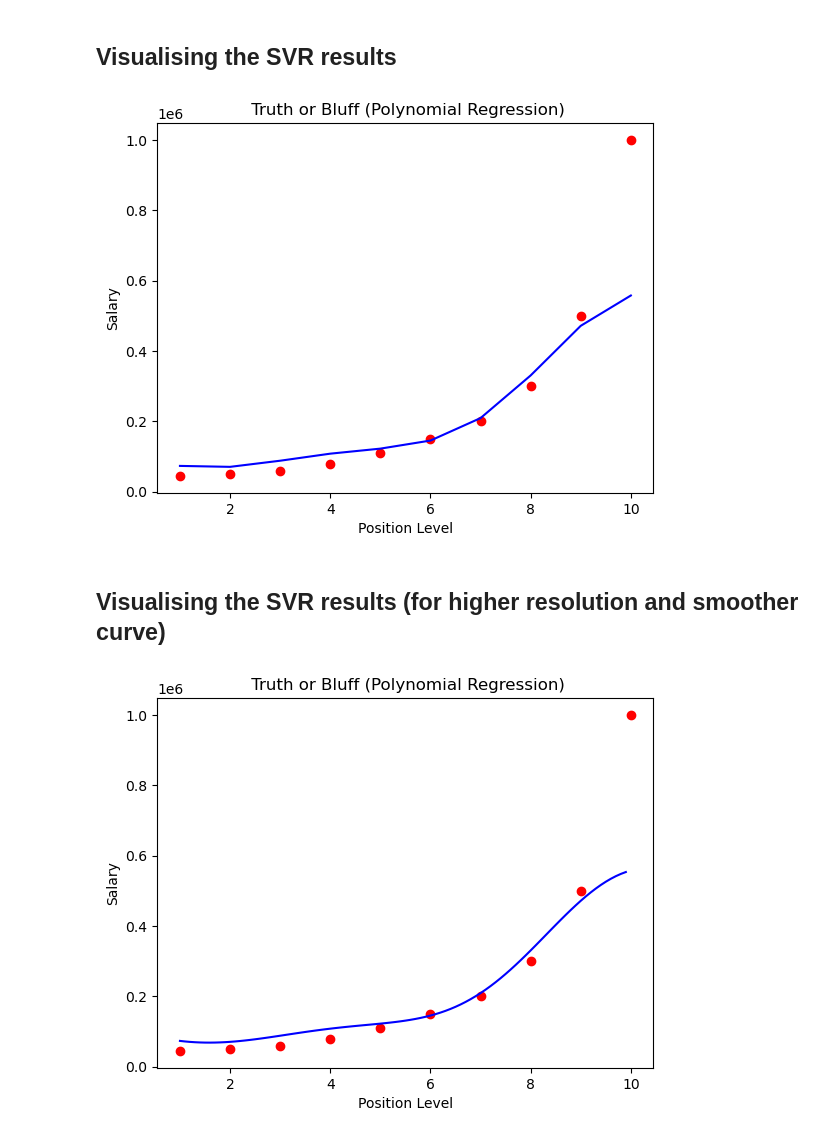
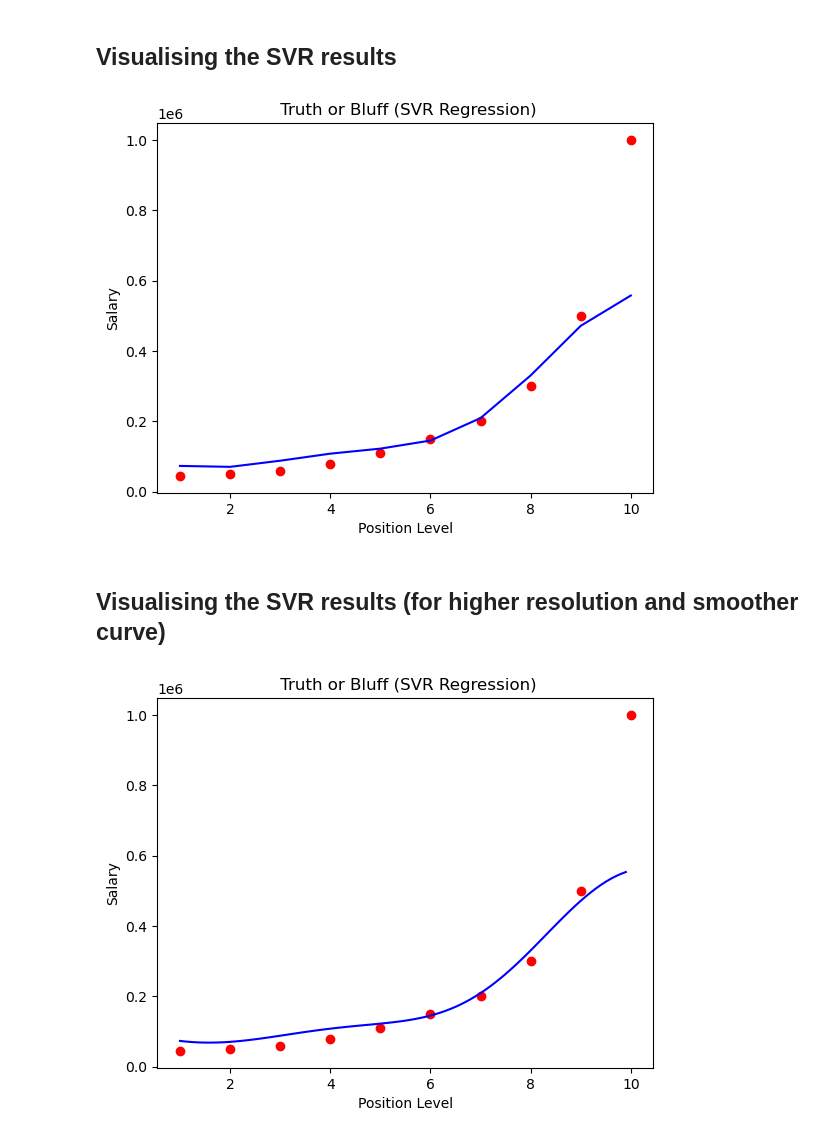
Before and after one commit to pklatka/udemy-machine-learning-course, a Jupyter notebook: Part 02 - Regression/Section 7 - Support Vector Regression (SVR)/support_vector_regression.ipynb, the cells around one changed output. Cells and saved outputs as stored; diff of their text form; code cells hidden in the pictures.

```diff
--- a/Part 02 - Regression/Section 7 - Support Vector Regression (SVR)/support_vector_regression.ipynb
+++ b/Part 02 - Regression/Section 7 - Support Vector Regression (SVR)/support_vector_regression.ipynb
@@ -99,12 +99,12 @@ array([[170370.0204065]])
 # %%
 plt.scatter(sc_X.inverse_transform(X), sc_y.inverse_transform(y), color= 'red')
 plt.plot(sc_X.inverse_transform(X), sc_y.inverse_transform(regressor.predict(X).reshape(-1,1)), color='blue')
-plt.title(" Truth or Bluff (Polynomial Regression)")
+plt.title(" Truth or Bluff (SVR Regression)")
 plt.xlabel("Position Level")
 plt.ylabel("Salary")
 plt.show()
 # %% [output]
-[figure, old version]
+[figure, new version]
 # %% [markdown]
 ## Visualising the SVR results (for higher resolution and smoother curve)
 # %%
@@ -112,9 +112,9 @@ X_grid = np.arange(min(sc_X.inverse_transform(X)), max(sc_X.inverse_transform(X)
 X_grid = X_grid.reshape(len(X_grid), 1)
 plt.scatter(sc_X.inverse_transform(X), sc_y.inverse_transform(y), color = 'red')
 plt.plot(X_grid, sc_y.inverse_transform(regressor.predict(sc_X.transform(X_grid)).reshape(-1,1)), color='blue') # Remember to transofrm X_grid!
-plt.title(" Truth or Bluff (Polynomial Regression)")
+plt.title(" Truth or Bluff (SVR Regression)")
 plt.xlabel("Position Level")
 plt.ylabel("Salary")
 plt.show()
 # %% [output]
-[figure, old version]
+[figure, new version]
```
